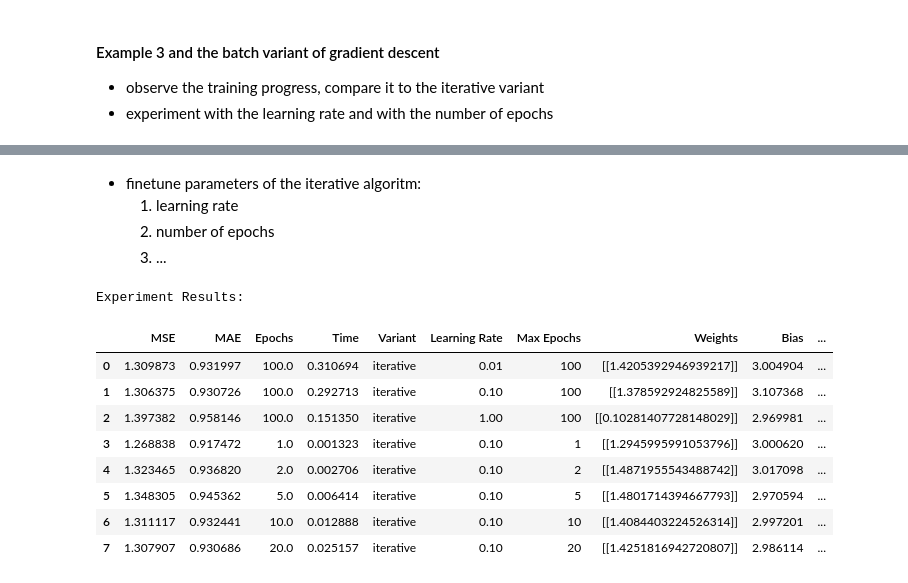
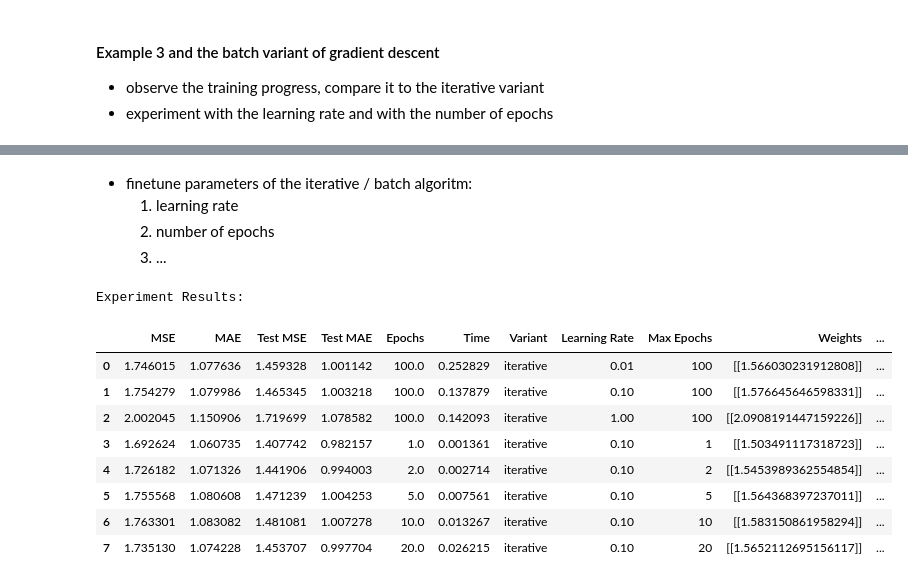
Before and after one commit to reitezuz/18NES1-2025-, a Jupyter notebook: week3/linear_neuron.ipynb, the cells around one changed output, grey strips where cells are left out. Drawn from its saved outputs; the diff is of its cells as text; code cells hidden in the pictures.

```diff
--- a/week3/linear_neuron.ipynb
+++ b/week3/linear_neuron.ipynb
@@ -1127,47 +1156,47 @@ Train MSE error: 1.3538368256735882, Test MSE: 1.472978091573583
 100 rows × 3 columns
 # %% [markdown]
-- finetune parameters of the iterative algoritm:
+- finetune parameters of the iterative / batch algoritm:
     1. learning rate
     2. number of epochs
     3. ...
 # %%
 # DataFrame to store the results for comparisons:
-experiment_results_r = pd.DataFrame(columns=['MSE', 'MAE', 'Epochs', 'Time', 'Variant', 'Learning Rate', 'Max Epochs', 'Weights', 'Bias', 'Data Description'])
+experiment_results_r = pd.DataFrame(columns=['MSE', 'MAE', 'Test MSE', 'Test MAE', 'Epochs', 'Time', 'Variant', 'Learning Rate', 'Max Epochs', 'Weights', 'Bias', 'Data Description'])
 #np.random.seed(42)  # For reproducibility
 inputs, true_outputs = generate_regression_data_1D(A=1.5, B=3, std_noise=0.3, number_of_samples=100)
 test_inputs, test_true_outputs = generate_regression_data_1D(A=1.5, B=3, std_noise=0.3, number_of_samples=100)
 
 data_description_orig = "regr. 1"
-variant = "iterative"
+variant = "iterative" # "batch"
 
 # Perceptron parameters:
 adaptive_learning_rate = False
 batch_size = 4
 min_error = 0.0001
 epochs = 100
 learning_rate = 0.1
 init_method = 'random'
 print_progress = False
 data_description = data_description_orig + " " + ("adaptive " if adaptive_learning_rate else "non-adaptive ") + str(min_error) + (str(batch_size) if variant == "batch" else "")
 
 for learning_rate in [0.01, 0.1 , 1]:
     run_example_multiple_times(experiment_results_r, (inputs, true_outputs), (test_inputs, test_outputs), epochs, init_method , learning_rate, print_progress, variant, data_description, adaptive_learning_rate, min_error, batch_size)
 
 learning_rate = 0.1
 for epochs in [1, 2, 5, 10, 20]:
-    run_example_multiple_times(experiment_results_r, (test_inputs, test_outputs), epochs, init_method , learning_rate, print_progress, variant, data_description, adaptive_learning_rate, min_error, batch_size)
+    run_example_multiple_times(experiment_results_r, (inputs, true_outputs), (test_inputs, test_outputs), epochs, init_method , learning_rate, print_progress, variant, data_description, adaptive_learning_rate, min_error, batch_size)
 
 
 print("\nExperiment Results:")
 experiment_results_r
 # %% [output]
 Experiment Results:
-|  | MSE | MAE | Epochs | Time | Variant | Learning Rate | Max Epochs | Weights | Bias | ... |
-| 0 | 1.309873 | 0.931997 | 100.0 | 0.310694 | iterative | 0.01 | 100 | [[1.4205392946939217]] | 3.004904 | ... |
-| 1 | 1.306375 | 0.930726 | 100.0 | 0.292713 | iterative | 0.10 | 100 | [[1.378592924825589]] | 3.107368 | ... |
-| 2 | 1.397382 | 0.958146 | 100.0 | 0.151350 | iterative | 1.00 | 100 | [[0.10281407728148029]] | 2.969981 | ... |
-| 3 | 1.268838 | 0.917472 | 1.0 | 0.001323 | iterative | 0.10 | 1 | [[1.2945995991053796]] | 3.000620 | ... |
-| 4 | 1.323465 | 0.936820 | 2.0 | 0.002706 | iterative | 0.10 | 2 | [[1.4871955543488742]] | 3.017098 | ... |
-| 5 | 1.348305 | 0.945362 | 5.0 | 0.006414 | iterative | 0.10 | 5 | [[1.4801714394667793]] | 2.970594 | ... |
-| 6 | 1.311117 | 0.932441 | 10.0 | 0.012888 | iterative | 0.10 | 10 | [[1.4084403224526314]] | 2.997201 | ... |
-| 7 | 1.307907 | 0.930686 | 20.0 | 0.025157 | iterative | 0.10 | 20 | [[1.4251816942720807]] | 2.986114 | ... |
+|  | MSE | MAE | Test MSE | Test MAE | Epochs | Time | Variant | Learning Rate | Max Epochs | Weights | ... |
+| 0 | 1.746015 | 1.077636 | 1.459328 | 1.001142 | 100.0 | 0.252829 | iterative | 0.01 | 100 | [[1.566030231912808]] | ... |
+| 1 | 1.754279 | 1.079986 | 1.465345 | 1.003218 | 100.0 | 0.137879 | iterative | 0.10 | 100 | [[1.576645646598331]] | ... |
+| 2 | 2.002045 | 1.150906 | 1.719699 | 1.078582 | 100.0 | 0.142093 | iterative | 1.00 | 100 | [[2.0908191447159226]] | ... |
+| 3 | 1.692624 | 1.060735 | 1.407742 | 0.982157 | 1.0 | 0.001361 | iterative | 0.10 | 1 | [[1.503491117318723]] | ... |
+| 4 | 1.726182 | 1.071326 | 1.441906 | 0.994003 | 2.0 | 0.002714 | iterative | 0.10 | 2 | [[1.5453989362554854]] | ... |
+| 5 | 1.755568 | 1.080608 | 1.471239 | 1.004253 | 5.0 | 0.007561 | iterative | 0.10 | 5 | [[1.564368397237011]] | ... |
+| 6 | 1.763301 | 1.083082 | 1.481081 | 1.007278 | 10.0 | 0.013267 | iterative | 0.10 | 10 | [[1.583150861958294]] | ... |
+| 7 | 1.735130 | 1.074228 | 1.453707 | 0.997704 | 20.0 | 0.026215 | iterative | 0.10 | 20 | [[1.5652112695156117]] | ... |
```
Also changed, not shown: parts of 22 cells of this notebook.
